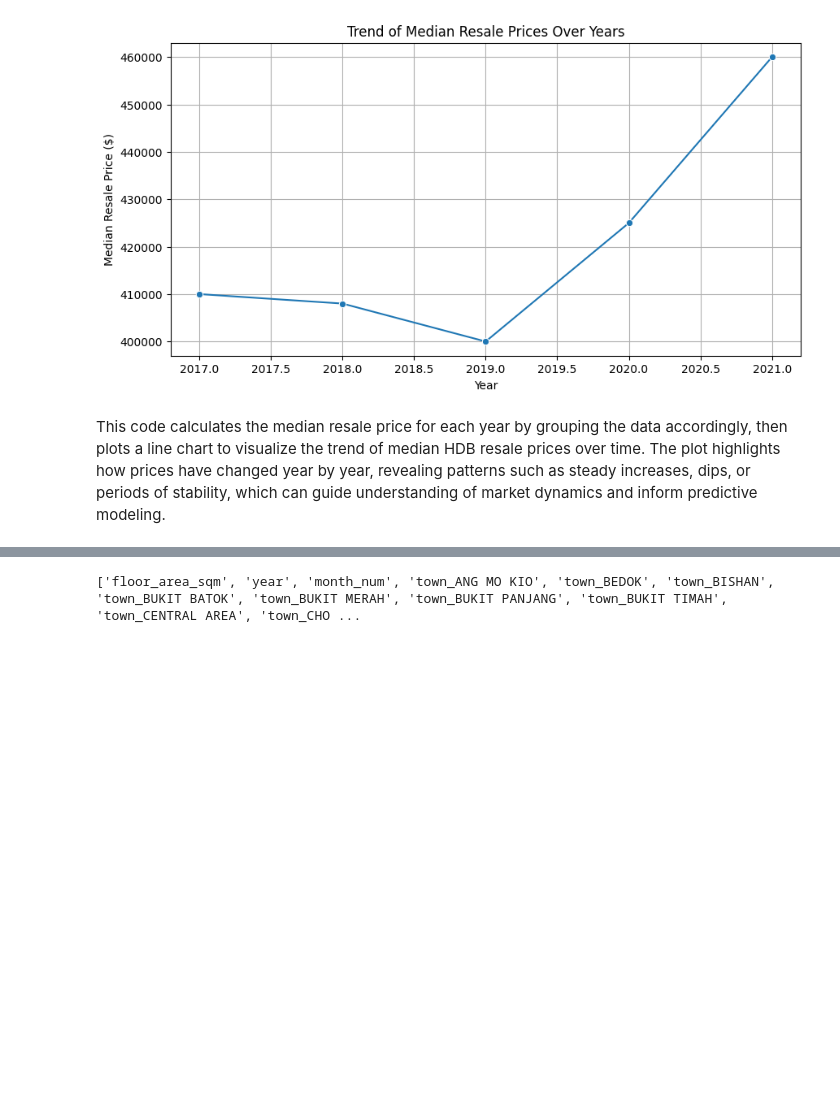
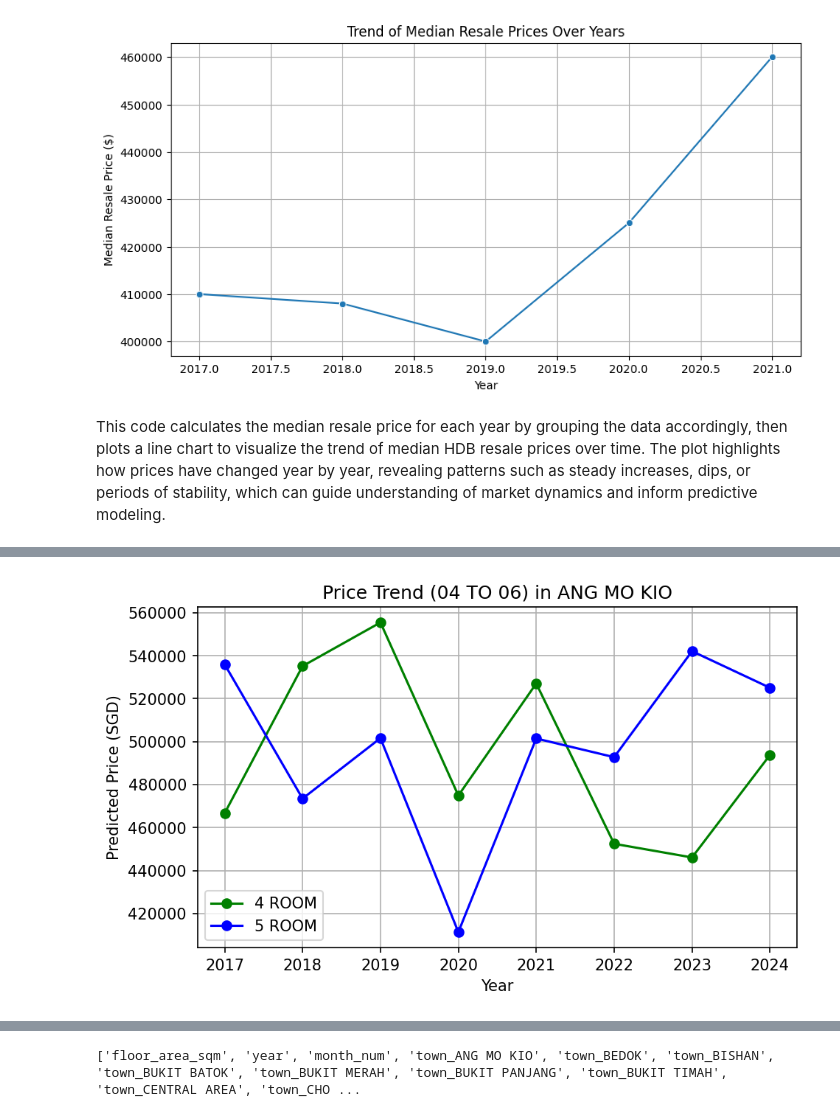
Before and after one commit to GWeeRui/Mldp-Proj-Coding-part, a Jupyter notebook: proj.ipynb, the cells around one changed output, grey strips where cells are left out. Saved outputs shown, nothing was run; the diff lists cells and outputs as text; code cells hidden in the pictures; blank space fills up the shorter version.

```diff
--- a/proj.ipynb
+++ b/proj.ipynb
@@ -483,0 +578,94 @@ plt.show()
+# %%
+import pandas as pd
+import numpy as np
+import matplotlib.pyplot as plt
+import seaborn as sns
+
+np.random.seed(42)
+
+# ---------------------------
+# 1. SIMULATED DATA
+# ---------------------------
+towns = ['ANG MO KIO', 'BEDOK', 'BISHAN', 'CLEMENTI', 'HOUGANG']
+flat_types = ['3 ROOM', '4 ROOM', '5 ROOM']
+storey_ranges = ['01 TO 03', '04 TO 06', '07 TO 09']
+
+years = list(range(2017, 2025))
+months = list(range(1, 13))
+
+data = []
+for town in towns:
+    for flat in flat_types:
+        for storey in storey_ranges:
+            for year in years:
+                for month in months:
+                    data.append({
+                        'Town': town,
+                        'Flat Type': flat,
+                        'Storey Range': storey,
+                        'Year': year,
+                        'Month': month,
+                        'Predicted Price': np.random.randint(200_000, 800_000)
+                    })
+
+df = pd.DataFrame(data)
+
+# ---------------------------
+# 2. PRICE PREDICTION TAB (YEARLY TREND)
+# ---------------------------
+town = 'ANG MO KIO'
+flat1, flat2 = '4 ROOM', '5 ROOM'
+storey = '04 TO 06'
+
+fig, ax = plt.subplots(figsize=(7, 4), dpi=150)
+subset1 = df[(df['Town']==town) & (df['Flat Type']==flat1) & (df['Storey Range']==storey)]
+subset1.groupby('Year')['Predicted Price'].mean().plot(marker='o', color='green', ax=ax, label=flat1)
+
+subset2 = df[(df['Town']==town) & (df['Flat Type']==flat2) & (df['Storey Range']==storey)]
+subset2.groupby('Year')['Predicted Price'].mean().plot(marker='o', color='blue', ax=ax, label=flat2)
+
+ax.set_title(f"Price Trend ({storey}) in {town}")
+ax.set_xlabel("Year")
+ax.set_ylabel("Predicted Price (SGD)")
+ax.legend()
+ax.grid(True)
+plt.show()
+
+# ---------------------------
+# 3. MAP TAB (MULTIPLE AVERAGE PRICE GRAPHS)
+# ---------------------------
+# Simulate map coordinates & average prices
+map_df = pd.DataFrame({
+    'Town': towns,
+    'Latitude': [1.3691, 1.3236, 1.3500, 1.3151, 1.3720],
+    'Longitude': [103.8454, 103.9305, 103.8480, 103.7649, 103.8860]
+})
+
+# Compute average per town
+avg_price = df.groupby('Town')['Predicted Price'].mean().reset_index()
+map_df = map_df.merge(avg_price, on='Town', how='left')
+map_df.rename(columns={'Predicted Price': 'Average Price'}, inplace=True)
+
+# Graph 1: Bubble Map (Scatter)
+fig, ax = plt.subplots(figsize=(6,6))
+scatter = ax.scatter(
+    map_df['Longitude'], map_df['Latitude'],
+    s=map_df['Average Price']/1500,
+    c=map_df['Average Price'], cmap='plasma', alpha=0.7
+)
+for i, row in map_df.iterrows():
+    ax.text(row['Longitude'], row['Latitude'], row['Town'], color='white', ha='center')
+plt.colorbar(scatter, label='Average Price (SGD)')
+ax.set_title("Simulated HDB Map (Average Price per Town)")
+ax.set_xlabel("Longitude"); ax.set_ylabel("Latitude")
+plt.show()
+
+# Graph 2: Horizontal Bar (Average Price by Town)
+fig, ax = plt.subplots(figsize=(7,4))
+sns.barplot(data=map_df.sort_values('Average Price', ascending=True),
+            x='Average Price', y='Town', palette='viridis', ax=ax)
+ax.set_title("Average Resale Price by Town")
+ax.set_xlabel("Average Price (SGD)")
+plt.show()
+# %% [output]
+[figure, added]
```
Also changed, not shown: parts of 25 cells of this notebook, 1 other file.
